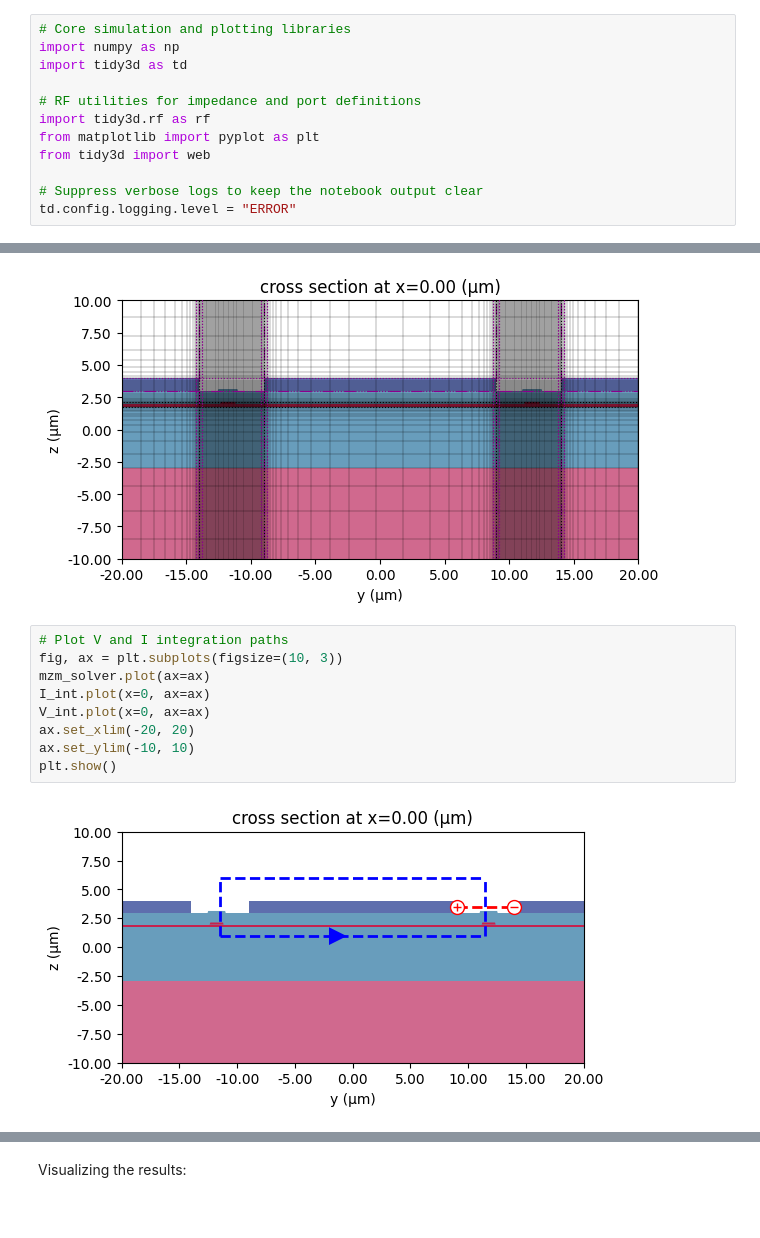
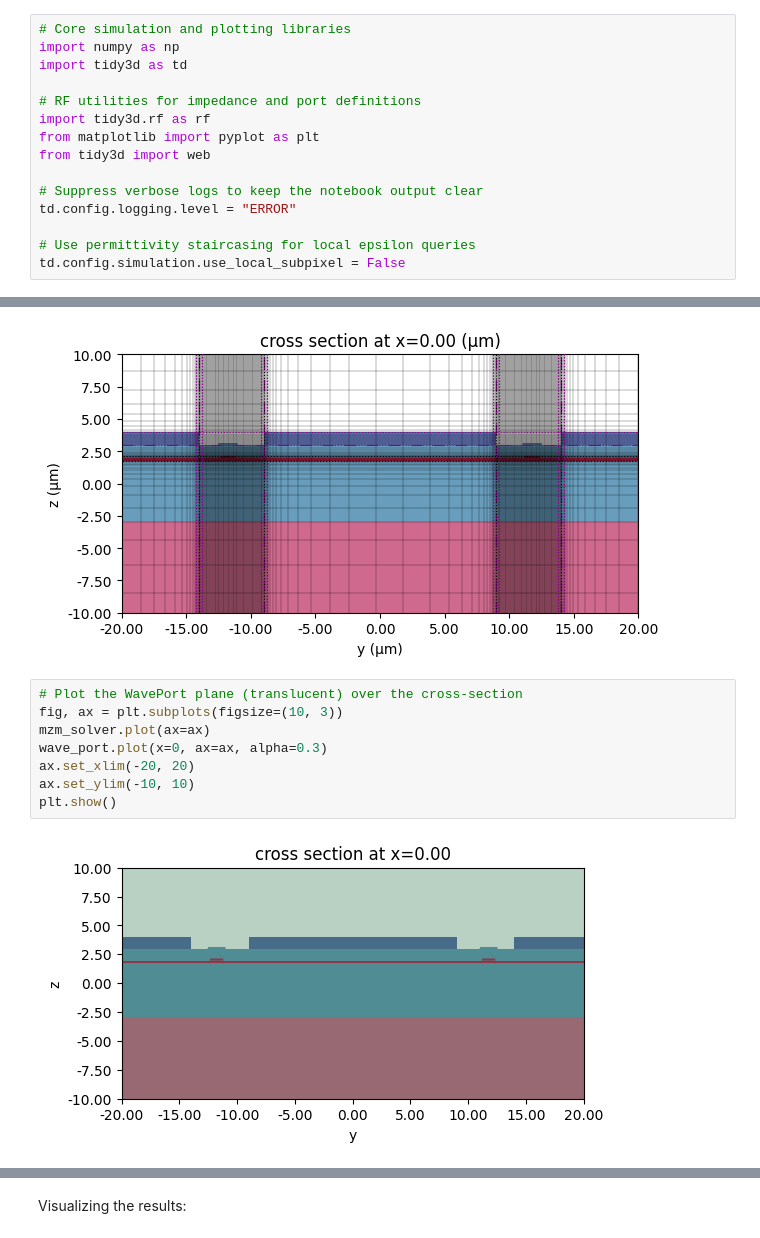
Before and after one commit to flexcompute/tidy3d-notebooks, a Jupyter notebook: TFLNTidy3d.ipynb, the cells around one changed output, grey strips where cells are left out. Saved outputs shown, nothing was run; the diff lists cells and outputs as text.

Commit message:
update to use wave port

```diff
--- a/TFLNTidy3d.ipynb
+++ b/TFLNTidy3d.ipynb
@@ -30,3 +30,6 @@ from tidy3d import web
 
 # Suppress verbose logs to keep the notebook output clear
 td.config.logging.level = "ERROR"
+
+# Use permittivity staircasing for local epsilon queries
+td.config.simulation.use_local_subpixel = False
@@ -416,16 +415,15 @@ plt.show()
 # %% [output]
 [figure]
 # %%
-# Plot V and I integration paths
+# Plot the WavePort plane (translucent) over the cross-section
 fig, ax = plt.subplots(figsize=(10, 3))
 mzm_solver.plot(ax=ax)
-I_int.plot(x=0, ax=ax)
-V_int.plot(x=0, ax=ax)
+wave_port.plot(x=0, ax=ax, alpha=0.3)
 ax.set_xlim(-20, 20)
 ax.set_ylim(-10, 10)
 plt.show()
 # %% [output]
-[figure, old version]
+[figure, new version]
 # %% [markdown]
 ### Simulation Definition
 
```
Also changed, not shown: parts of 20 cells of this notebook.
